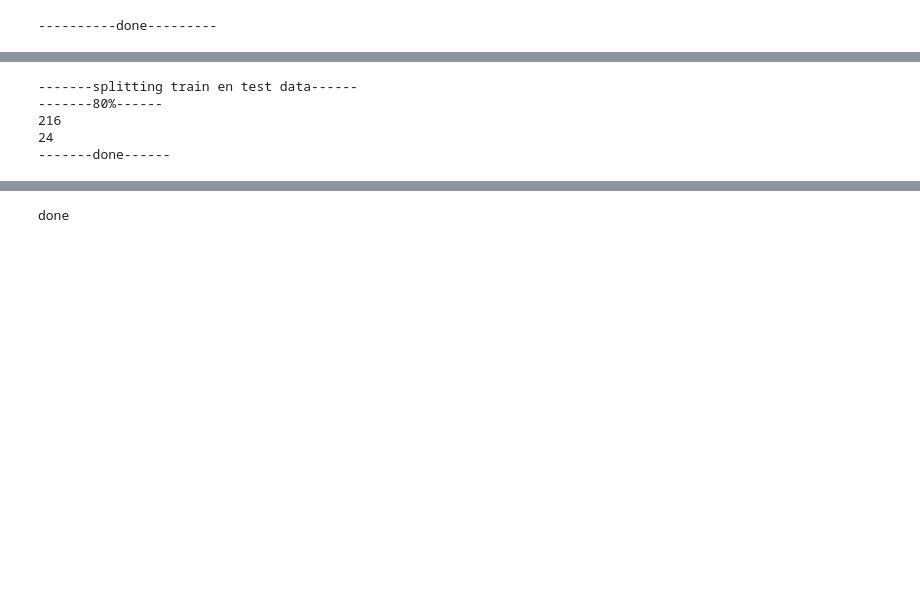
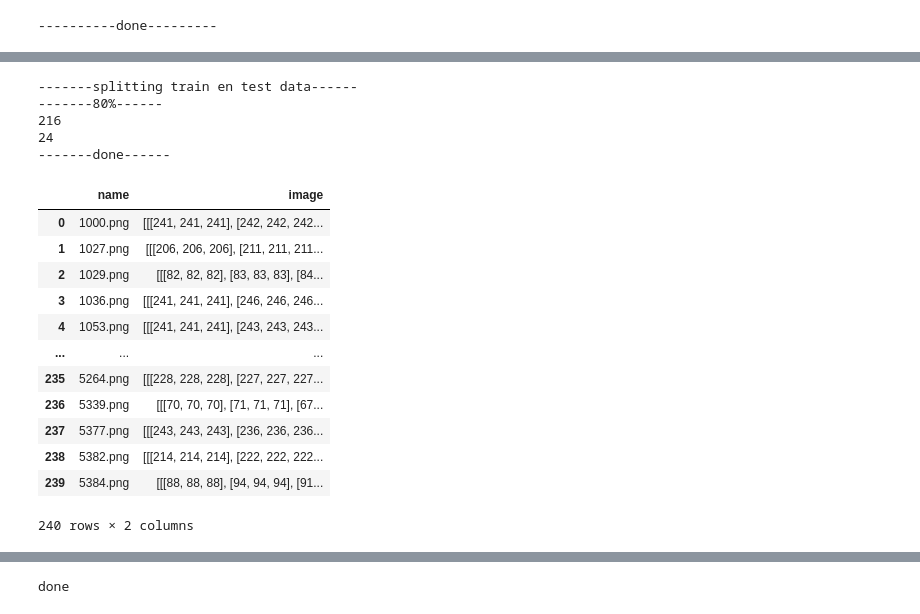
Before and after one commit to isahin1997/00MySchool, a Jupyter notebook: schoolopdrachten/BD_IML/assignments/final/final assignment/notebooks/testje.ipynb, the cells around one changed output, grey strips where cells are left out. Cells and saved outputs as stored; diff of their text form; code cells hidden in the pictures; blank space fills up the shorter version.

```diff
--- a/schoolopdrachten/BD_IML/assignments/final/final assignment/notebooks/testje.ipynb
+++ b/schoolopdrachten/BD_IML/assignments/final/final assignment/notebooks/testje.ipynb
@@ -145,23 +173,38 @@ print('----------done---------')
 # %%
 #initialize_image(list_images[0], list_images_name[0])
 
-print('-------splitting train en test data------')
-train_images_df = all_images_df.sample(frac=0.9, random_state=25)
-print('-------80%------')
-test_images_df = all_images_df.drop(train_images_df.index)
+#print('-------splitting train en test data------')
+#train_images_df = all_images_df.sample(frac=0.9, random_state=25)
+#print('-------80%------')
+#test_images_df = all_images_df.drop(train_images_df.index)
 
 
-print(len(train_images_df.index))
-print(len(test_images_df.index))
+#print(len(train_images_df.index))
+#print(len(test_images_df.index))
 
-train_images_df.reset_index(inplace=True,drop=True)
-test_images_df.reset_index(inplace=True,drop=True)
+#train_images_df.reset_index(inplace=True,drop=True)
+#test_images_df.reset_index(inplace=True,drop=True)
 
-print('-------done------')
+#print('-------done------')
+
+#all_images_df
 # %% [output]
 -------splitting train en test data------
 -------80%------
 216
 24
 -------done------
+|  | name | image |
+| 0 | 1000.png | [[[241, 241, 241], [242, 242, 242... |
+| 1 | 1027.png | [[[206, 206, 206], [211, 211, 211... |
+| 2 | 1029.png | [[[82, 82, 82], [83, 83, 83], [84... |
+| 3 | 1036.png | [[[241, 241, 241], [246, 246, 246... |
+| 4 | 1053.png | [[[241, 241, 241], [243, 243, 243... |
+| ... | ... | ... |
+| 235 | 5264.png | [[[228, 228, 228], [227, 227, 227... |
+| 236 | 5339.png | [[[70, 70, 70], [71, 71, 71], [67... |
+| 237 | 5377.png | [[[243, 243, 243], [236, 236, 236... |
+| 238 | 5382.png | [[[214, 214, 214], [222, 222, 222... |
+| 239 | 5384.png | [[[88, 88, 88], [94, 94, 94], [91... |
+240 rows × 2 columns
 # %%
```
Also changed, not shown: parts of 17 cells of this notebook, 3 other files.
